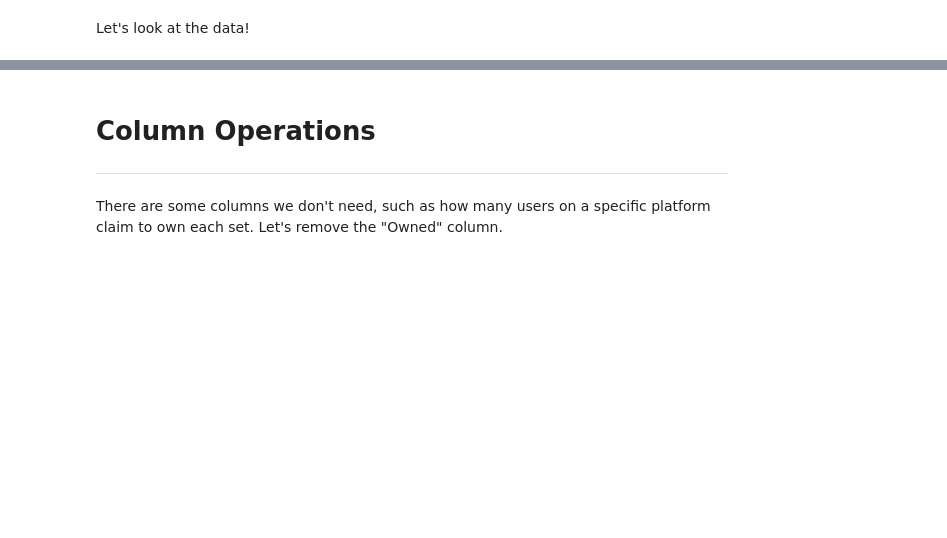
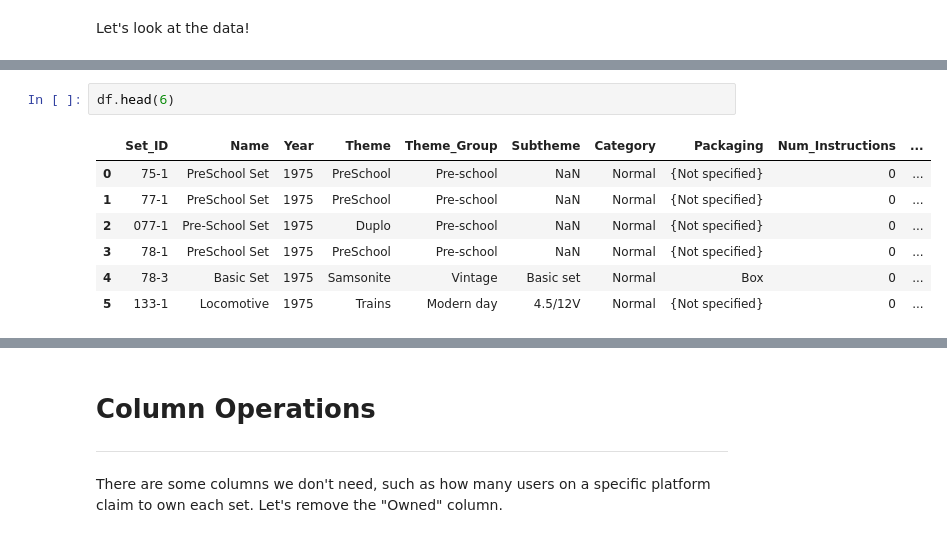
Before and after one commit to Ch3ddarr/intro-to-eda-and-pandas, a Jupyter notebook: 03-eda-with-pandas/03-eda-with-pandas.ipynb, the cells around one changed output, grey strips where cells are left out. Cells and saved outputs as stored; diff of their text form; blank space fills up the shorter version.

```diff
--- a/03-eda-with-pandas/03-eda-with-pandas.ipynb
+++ b/03-eda-with-pandas/03-eda-with-pandas.ipynb
@@ -40,0 +66,10 @@ Let's look at the data!
+# %%
+df.head(6)
+# %% [output]
+|  | Set_ID | Name | Year | Theme | Theme_Group | Subtheme | Category | Packaging | Num_Instructions | ... |
+| 0 | 75-1 | PreSchool Set | 1975 | PreSchool | Pre-school | NaN | Normal | {Not specified} | 0 | ... |
+| 1 | 77-1 | PreSchool Set | 1975 | PreSchool | Pre-school | NaN | Normal | {Not specified} | 0 | ... |
+| 2 | 077-1 | Pre-School Set | 1975 | Duplo | Pre-school | NaN | Normal | {Not specified} | 0 | ... |
+| 3 | 78-1 | PreSchool Set | 1975 | PreSchool | Pre-school | NaN | Normal | {Not specified} | 0 | ... |
+| 4 | 78-3 | Basic Set | 1975 | Samsonite | Vintage | Basic set | Normal | Box | 0 | ... |
+| 5 | 133-1 | Locomotive | 1975 | Trains | Modern day | 4.5/12V | Normal | {Not specified} | 0 | ... |
```
Also changed, not shown: parts of 11 cells of this notebook.
